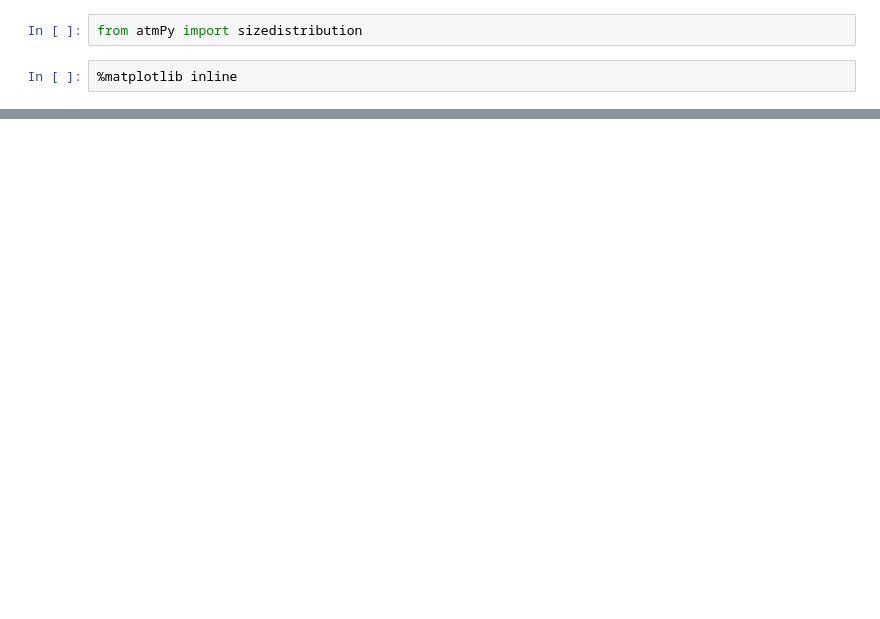
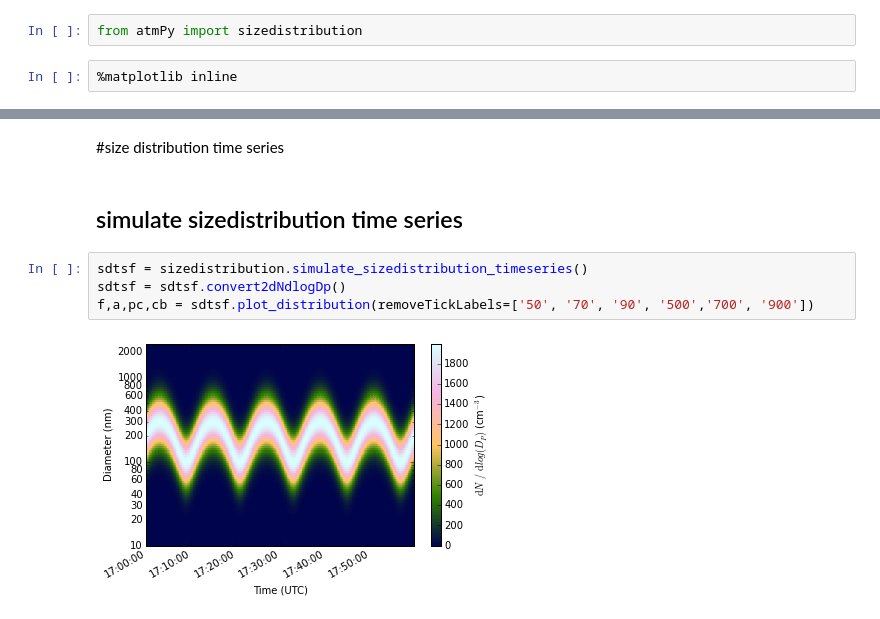
Before and after one commit to wblumberg/atm-py, a Jupyter notebook: examples/size_distribution.ipynb, the cells around one changed output, grey strips where cells are left out. Cells and saved outputs as stored; diff of their text form; blank space fills up the shorter version.

```diff
--- a/examples/size_distribution.ipynb
+++ b/examples/size_distribution.ipynb
@@ -28,0 +34,10 @@ converted from dNdDp to dNdlogDp
+# %% [markdown]
+#size distribution time series
+# %% [markdown]
+## simulate sizedistribution time series
+# %%
+sdtsf = sizedistribution.simulate_sizedistribution_timeseries()
+sdtsf = sdtsf.convert2dNdlogDp()
+f,a,pc,cb = sdtsf.plot_distribution(removeTickLabels=['50', '70', '90', '500','700', '900'])
+# %% [output]
+[figure, added]
```
Also changed, not shown: parts of 12 cells of this notebook, 1 other file.
